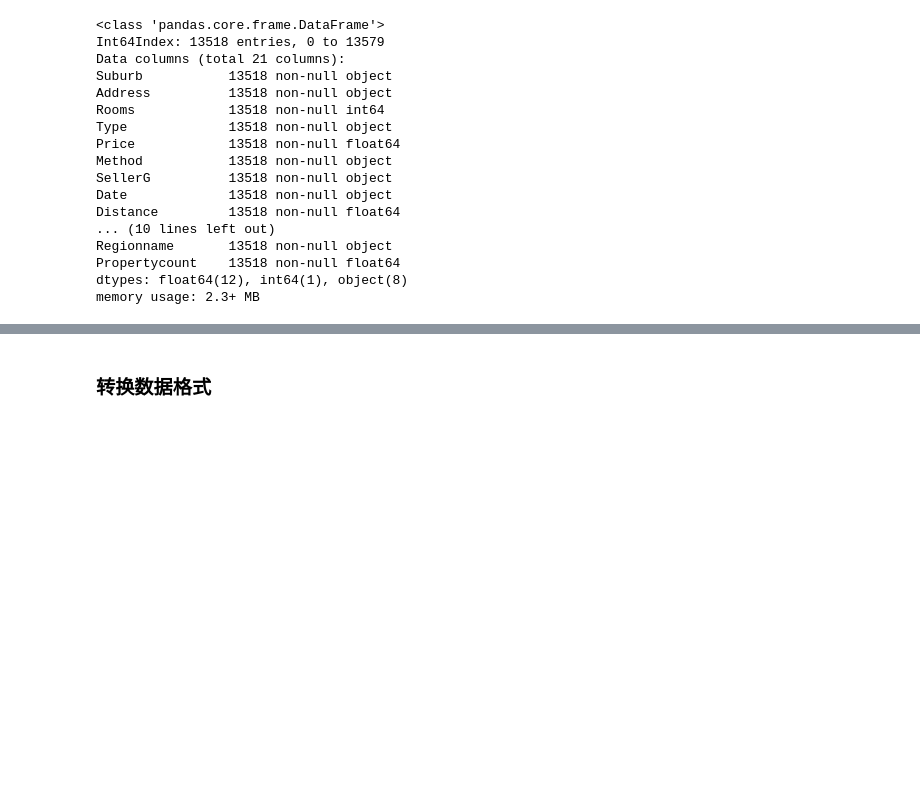
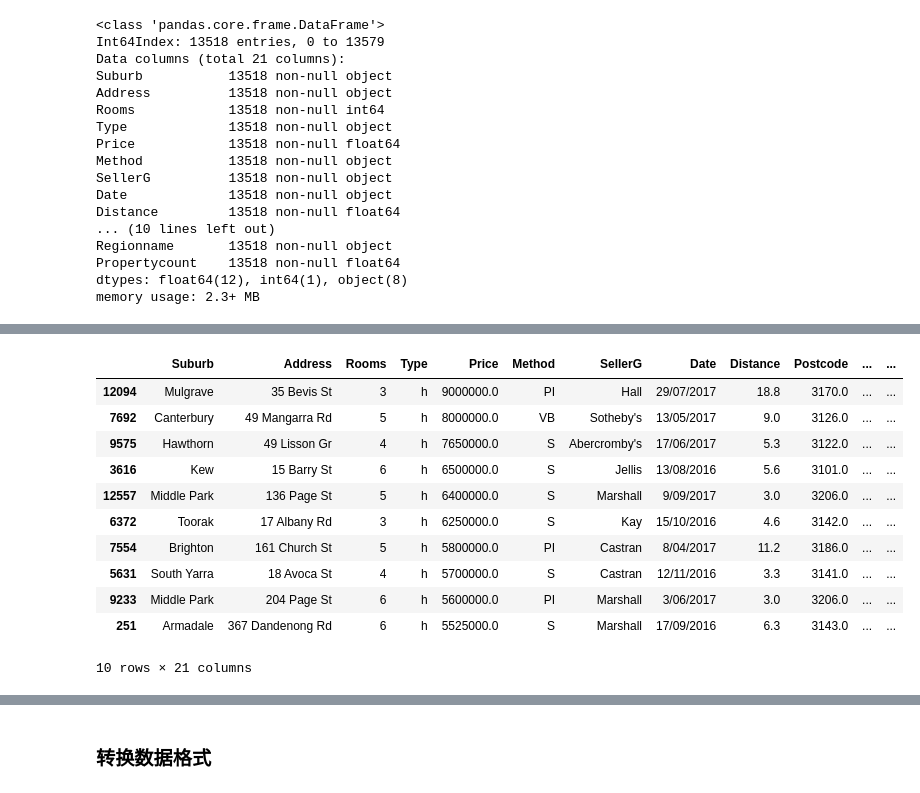
Before and after one commit to Rickiegg/mysql_learning, a Jupyter notebook: analysis_toolkit.ipynb, the cells around one changed output, grey strips where cells are left out. Drawn from its saved outputs; the diff is of its cells as text; code cells hidden in the pictures; blank space fills up the shorter version.

```diff
--- a/analysis_toolkit.ipynb
+++ b/analysis_toolkit.ipynb
@@ -151,0 +178,15 @@ Name: Distance, Length: 202, dtype: int64
+# %%
+h_data.sort_values(by='Price',ascending=False).head(10)#排序并筛选价格前十位的数据
+# %% [output]
+|  | Suburb | Address | Rooms | Type | Price | Method | SellerG | Date | Distance | Postcode | ... | ... |
+| 12094 | Mulgrave | 35 Bevis St | 3 | h | 9000000.0 | PI | Hall | 29/07/2017 | 18.8 | 3170.0 | ... | ... |
+| 7692 | Canterbury | 49 Mangarra Rd | 5 | h | 8000000.0 | VB | Sotheby's | 13/05/2017 | 9.0 | 3126.0 | ... | ... |
+| 9575 | Hawthorn | 49 Lisson Gr | 4 | h | 7650000.0 | S | Abercromby's | 17/06/2017 | 5.3 | 3122.0 | ... | ... |
+| 3616 | Kew | 15 Barry St | 6 | h | 6500000.0 | S | Jellis | 13/08/2016 | 5.6 | 3101.0 | ... | ... |
+| 12557 | Middle Park | 136 Page St | 5 | h | 6400000.0 | S | Marshall | 9/09/2017 | 3.0 | 3206.0 | ... | ... |
+| 6372 | Toorak | 17 Albany Rd | 3 | h | 6250000.0 | S | Kay | 15/10/2016 | 4.6 | 3142.0 | ... | ... |
+| 7554 | Brighton | 161 Church St | 5 | h | 5800000.0 | PI | Castran | 8/04/2017 | 11.2 | 3186.0 | ... | ... |
+| 5631 | South Yarra | 18 Avoca St | 4 | h | 5700000.0 | S | Castran | 12/11/2016 | 3.3 | 3141.0 | ... | ... |
+| 9233 | Middle Park | 204 Page St | 6 | h | 5600000.0 | PI | Marshall | 3/06/2017 | 3.0 | 3206.0 | ... | ... |
+| 251 | Armadale | 367 Dandenong Rd | 6 | h | 5525000.0 | S | Marshall | 17/09/2016 | 6.3 | 3143.0 | ... | ... |
+10 rows × 21 columns
```
Also changed, not shown: parts of 5 cells of this notebook.
